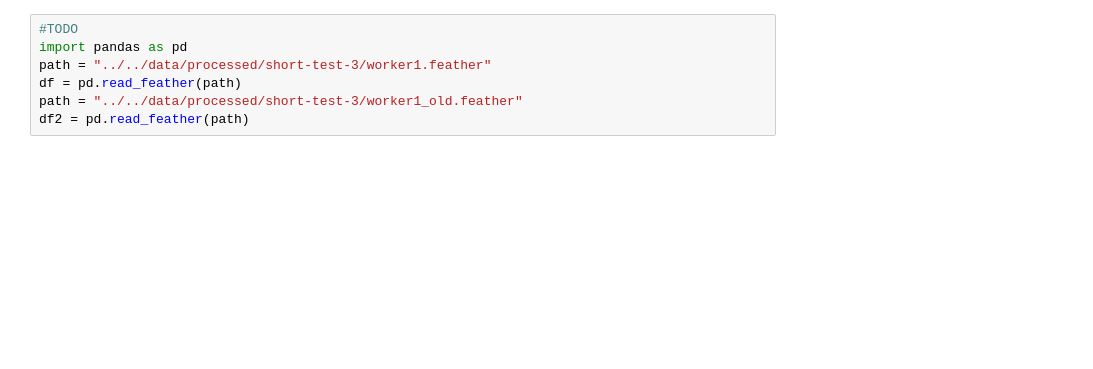
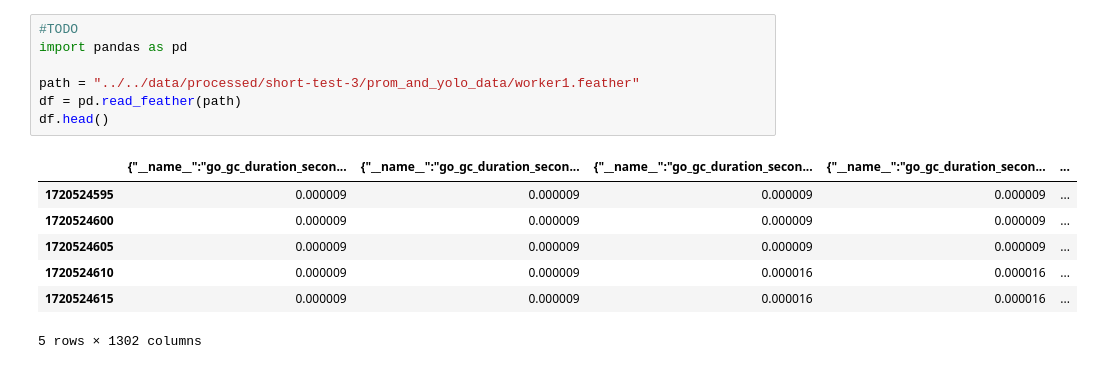
Before and after one commit to debnera/framework-analysis, a Jupyter notebook: src/dataset-tools/03_plot_prometheus.ipynb, the cells around one changed output. Cells and saved outputs as stored; diff of their text form; blank space fills up the shorter version.

```diff
--- a/src/dataset-tools/03_plot_prometheus.ipynb
+++ b/src/dataset-tools/03_plot_prometheus.ipynb
@@ -1,8 +1,16 @@
 # %%
 #TODO
 import pandas as pd
-path = "../../data/processed/short-test-3/worker1.feather"
+
+path = "../../data/processed/short-test-3/prom_and_yolo_data/worker1.feather"
 df = pd.read_feather(path)
-path = "../../data/processed/short-test-3/worker1_old.feather"
-df2 = pd.read_feather(path)
+df.head()
+# %% [output]
+|  | {"__name__":"go_gc_duration_secon... | {"__name__":"go_gc_duration_secon... | {"__name__":"go_gc_duration_secon... | {"__name__":"go_gc_duration_secon... | ... |
+| 1720524595 | 0.000009 | 0.000009 | 0.000009 | 0.000009 | ... |
+| 1720524600 | 0.000009 | 0.000009 | 0.000009 | 0.000009 | ... |
+| 1720524605 | 0.000009 | 0.000009 | 0.000009 | 0.000009 | ... |
+| 1720524610 | 0.000009 | 0.000009 | 0.000016 | 0.000016 | ... |
+| 1720524615 | 0.000009 | 0.000009 | 0.000016 | 0.000016 | ... |
+5 rows × 1302 columns
 # %%
```
Also changed, not shown: parts of 4 cells of this notebook, 3 other files.
